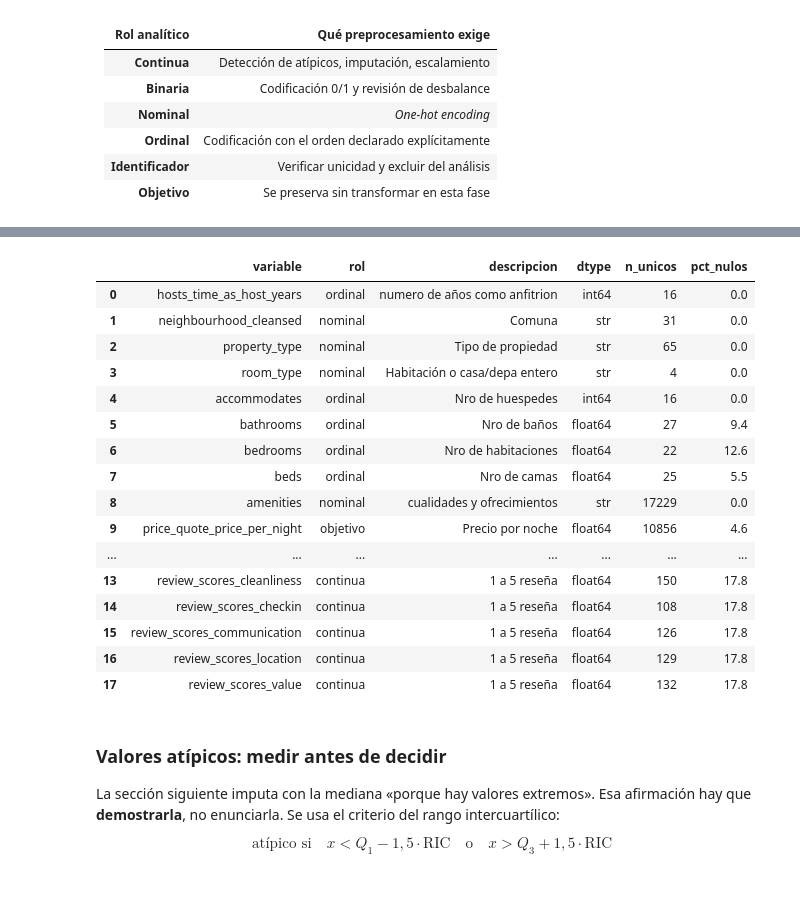
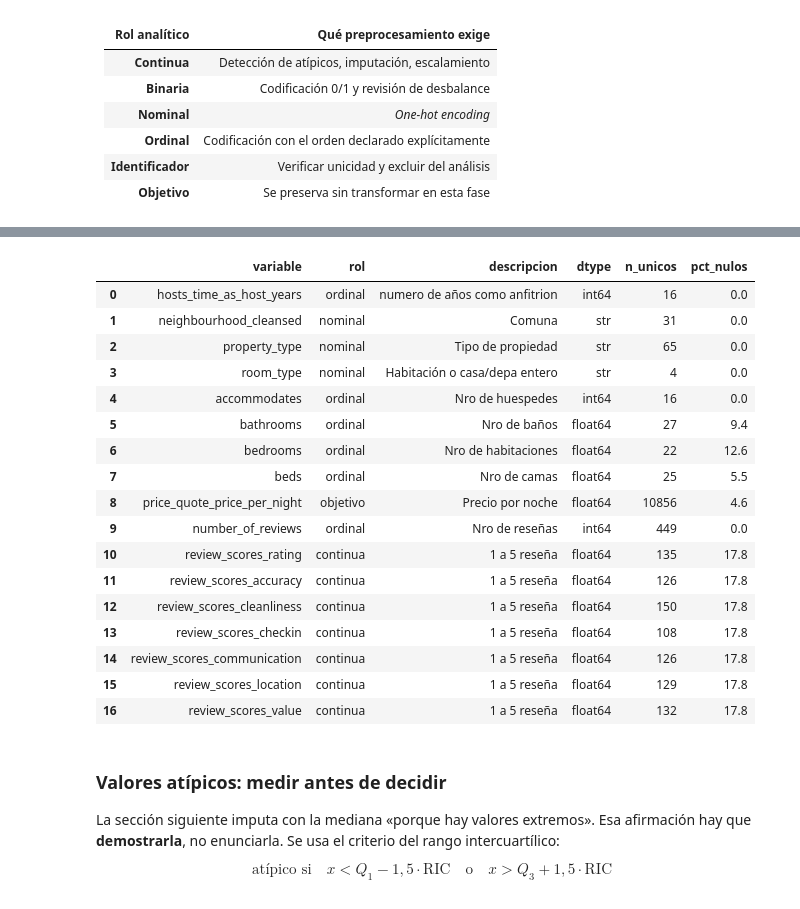
Before and after one commit to Alfredoabraham/proyecto-grupo3-mcdi500, a Jupyter notebook: F2/S1_F2_Preprocesamiento.ipynb, the cells around one changed output, grey strips where cells are left out. Drawn from its saved outputs; the diff is of its cells as text; code cells hidden in the pictures.

```diff
--- a/F2/S1_F2_Preprocesamiento.ipynb
+++ b/F2/S1_F2_Preprocesamiento.ipynb
@@ -335,48 +335,48 @@ DECLARADO = [
     ("bathrooms",      "ordinal",       "Nro de baños"),
     ("bedrooms",         "ordinal",       "Nro de habitaciones"),
     ("beds",    "ordinal",       "Nro de camas"),
-    ("amenities", "nominal",      " cualidades y ofrecimientos"),
     ("price_quote_price_per_night",               "objetivo",      "Precio por noche"),
     ("number_of_reviews",    "ordinal",       "Nro de reseñas"),
     ("review_scores_rating",            "continua",      "1 a 5 reseña"),
     ("review_scores_accuracy",            "continua",      "1 a 5 reseña"),
     ("review_scores_cleanliness",            "continua",      "1 a 5 reseña"),
     ("review_scores_checkin",            "continua",      "1 a 5 reseña"),
     ("review_scores_communication",            "continua",      "1 a 5 reseña"),
     ("review_scores_location",            "continua",      "1 a 5 reseña"),
     ("review_scores_value",            "continua",      "1 a 5 reseña"),
 ]
 diccionario = pd.DataFrame(DECLARADO, columns=["variable", "rol", "descripcion"])
 
 # Columnas OBSERVADAS: se leen del archivo, no se escriben a mano
 diccionario["dtype"] = [str(df_crudo[v].dtype) for v in diccionario["variable"]]
 # nunique() cuenta valores distintos: distingue una binaria de una continua
 diccionario["n_unicos"] = [int(df_crudo[v].nunique()) for v in diccionario["variable"]]
 # Sobre booleanos, mean() devuelve la PROPORCIÓN de True: por 100 da el porcentaje
 diccionario["pct_nulos"] = [round(df_crudo[v].isna().mean() * 100, 1)
                             for v in diccionario["variable"]]
 
 # El diccionario es un entregable, no una tabla de paso: se guarda
 diccionario.to_csv(DIR_DOCS / "diccionario_variables.csv", index=False)
 diccionario
 # %% [output]
 |  | variable | rol | descripcion | dtype | n_unicos | pct_nulos |
 | 0 | hosts_time_as_host_years | ordinal | numero de años como anfitrion | int64 | 16 | 0.0 |
 | 1 | neighbourhood_cleansed | nominal | Comuna | str | 31 | 0.0 |
 | 2 | property_type | nominal | Tipo de propiedad | str | 65 | 0.0 |
 | 3 | room_type | nominal | Habitación o casa/depa entero | str | 4 | 0.0 |
 | 4 | accommodates | ordinal | Nro de huespedes | int64 | 16 | 0.0 |
 | 5 | bathrooms | ordinal | Nro de baños | float64 | 27 | 9.4 |
 | 6 | bedrooms | ordinal | Nro de habitaciones | float64 | 22 | 12.6 |
 | 7 | beds | ordinal | Nro de camas | float64 | 25 | 5.5 |
-| 8 | amenities | nominal | cualidades y ofrecimientos | str | 17229 | 0.0 |
-| 9 | price_quote_price_per_night | objetivo | Precio por noche | float64 | 10856 | 4.6 |
-| ... | ... | ... | ... | ... | ... | ... |
-| 13 | review_scores_cleanliness | continua | 1 a 5 reseña | float64 | 150 | 17.8 |
-| 14 | review_scores_checkin | continua | 1 a 5 reseña | float64 | 108 | 17.8 |
-| 15 | review_scores_communication | continua | 1 a 5 reseña | float64 | 126 | 17.8 |
-| 16 | review_scores_location | continua | 1 a 5 reseña | float64 | 129 | 17.8 |
-| 17 | review_scores_value | continua | 1 a 5 reseña | float64 | 132 | 17.8 |
+| 8 | price_quote_price_per_night | objetivo | Precio por noche | float64 | 10856 | 4.6 |
+| 9 | number_of_reviews | ordinal | Nro de reseñas | int64 | 449 | 0.0 |
+| 10 | review_scores_rating | continua | 1 a 5 reseña | float64 | 135 | 17.8 |
+| 11 | review_scores_accuracy | continua | 1 a 5 reseña | float64 | 126 | 17.8 |
+| 12 | review_scores_cleanliness | continua | 1 a 5 reseña | float64 | 150 | 17.8 |
+| 13 | review_scores_checkin | continua | 1 a 5 reseña | float64 | 108 | 17.8 |
+| 14 | review_scores_communication | continua | 1 a 5 reseña | float64 | 126 | 17.8 |
+| 15 | review_scores_location | continua | 1 a 5 reseña | float64 | 129 | 17.8 |
+| 16 | review_scores_value | continua | 1 a 5 reseña | float64 | 132 | 17.8 |
 # %% [markdown]
 ### Valores atípicos: medir antes de decidir
 
```
Also changed, not shown: parts of 46 cells of this notebook, 3 other files.
